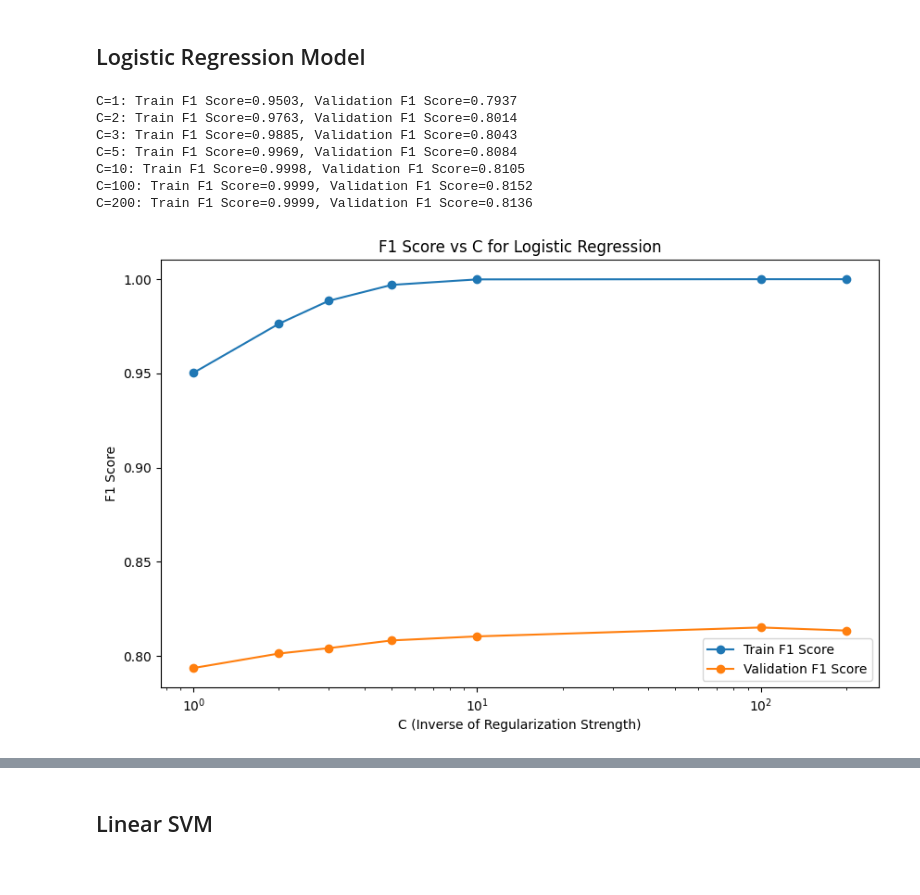
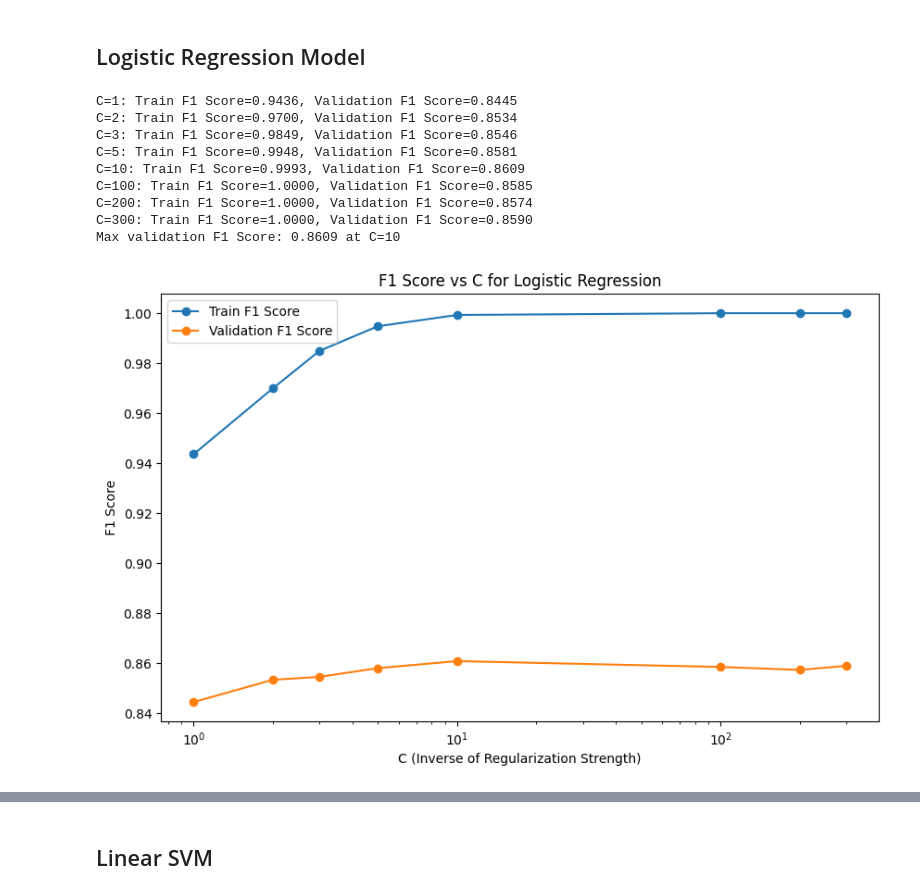
Before and after one commit to AMokhtar51/ml-college-project, a Jupyter notebook: part_c_text/Modeling.ipynb, the cells around one changed output, grey strips where cells are left out. Saved outputs shown, nothing was run; the diff lists cells and outputs as text; code cells hidden in the pictures.

```diff
--- a/part_c_text/Modeling.ipynb
+++ b/part_c_text/Modeling.ipynb
@@ -11,7 +11,7 @@ RANDOM_STATE = 42
 # %% [markdown]
 ## Data Ingestion and Cleaning
 # %%
-df = pd.read_csv('sarcasm_cleanedV2.csv')
+df = pd.read_csv('sarcasm_cleanedV3.csv')
 
 df.head()
 # %% [output]
@@ -144,6 +130,6 @@ results_df
 # %%
-# Final TF-IDF vectorizer (max_features=150000, ngram_range=(1,2))
-vectorizer = TfidfVectorizer(max_features=150000, ngram_range=(1, 2))
+# Final TF-IDF vectorizer (max_features=150000, ngram_range=(1, 2))
+vectorizer = TfidfVectorizer(max_features=150000, ngram_range=(1, 2), sublinear_tf=True)
 X_train_tfidf = vectorizer.fit_transform(X_train)
 X_val_tfidf = vectorizer.transform(X_val)
 X_test_tfidf = vectorizer.transform(X_test)
@@ -165,35 +151,38 @@ Shape of the TF-IDF matrix for test set: (4276, 130804)
 # %% [markdown]
 ## Logistic Regression Model
 # %%
-C_values = [1, 2, 3, 5, 10, 100, 200]
+C_values = [1, 2, 3, 5, 10, 100, 200, 300]
 train_f1_scores = []
 val_f1_scores = []
 for C in C_values:
     model = LogisticRegression(C=C, random_state=RANDOM_STATE, max_iter=10000)
     model.fit(X_train_tfidf, y_train)
     train_f1= f1_score(y_train, model.predict(X_train_tfidf), average='weighted')
     val_f1 = f1_score(y_val, model.predict(X_val_tfidf), average='weighted')
     print(f"C={C}: Train F1 Score={train_f1:.4f}, Validation F1 Score={val_f1:.4f}")
     train_f1_scores.append(train_f1)
     val_f1_scores.append(val_f1)
+print(f"Max validation F1 Score: {max(val_f1_scores):.4f} at C={C_values[val_f1_scores.index(max(val_f1_scores))]}")
 
 plt.subplots(figsize=(10, 6))
 plt.plot(C_values, train_f1_scores, marker='o', label='Train F1 Score')
 plt.plot(C_values, val_f1_scores, marker='o', label='Validation F1 Score')
 plt.xscale('log')
 plt.xlabel('C (Inverse of Regularization Strength)')
 plt.ylabel('F1 Score')
 plt.title('F1 Score vs C for Logistic Regression')
 plt.legend()
 plt.show()
 # %% [output]
-C=1: Train F1 Score=0.9503, Validation F1 Score=0.7937
-C=2: Train F1 Score=0.9763, Validation F1 Score=0.8014
-C=3: Train F1 Score=0.9885, Validation F1 Score=0.8043
-C=5: Train F1 Score=0.9969, Validation F1 Score=0.8084
-C=10: Train F1 Score=0.9998, Validation F1 Score=0.8105
-C=100: Train F1 Score=0.9999, Validation F1 Score=0.8152
-C=200: Train F1 Score=0.9999, Validation F1 Score=0.8136
+C=1: Train F1 Score=0.9436, Validation F1 Score=0.8445
+C=2: Train F1 Score=0.9700, Validation F1 Score=0.8534
+C=3: Train F1 Score=0.9849, Validation F1 Score=0.8546
+C=5: Train F1 Score=0.9948, Validation F1 Score=0.8581
+C=10: Train F1 Score=0.9993, Validation F1 Score=0.8609
+C=100: Train F1 Score=1.0000, Validation F1 Score=0.8585
+C=200: Train F1 Score=1.0000, Validation F1 Score=0.8574
+C=300: Train F1 Score=1.0000, Validation F1 Score=0.8590
+Max validation F1 Score: 0.8609 at C=10
-[figure, old version]
+[figure, new version]
 # %% [markdown]
 ### Insight
```
Also changed, not shown: parts of 18 cells of this notebook, 10 other files.
